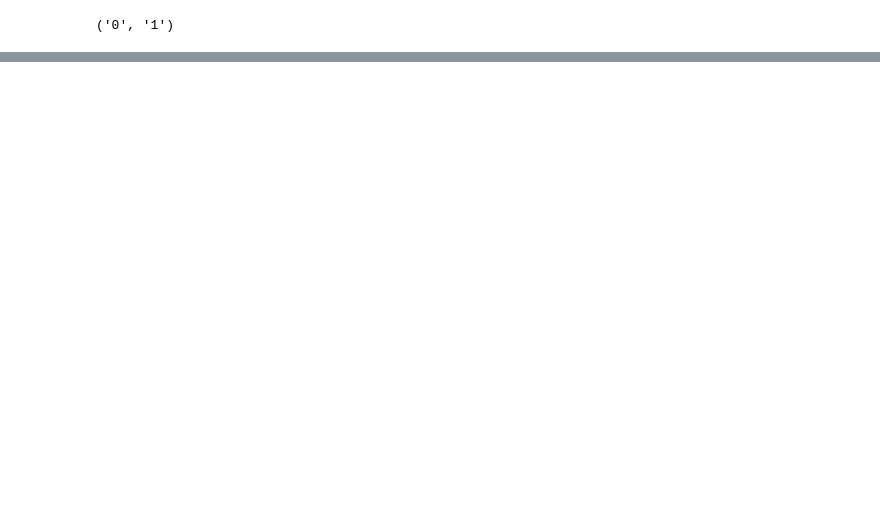
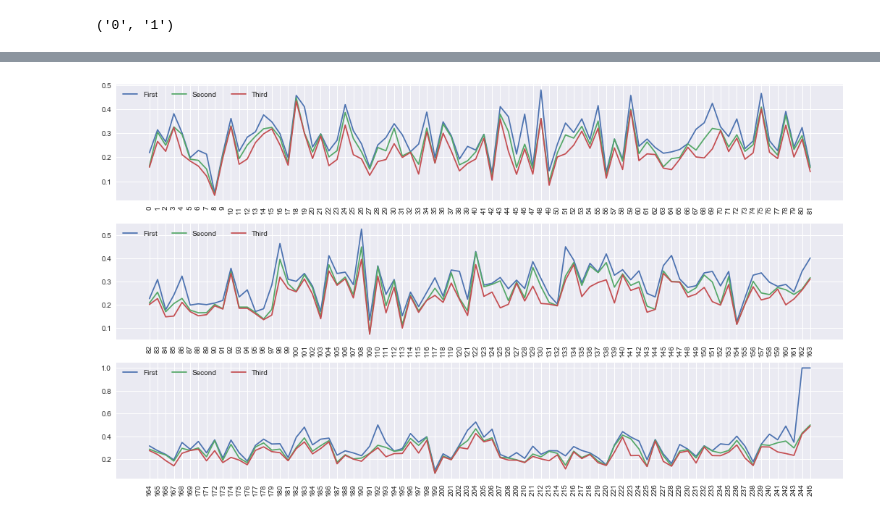
Before and after one commit to taylorperkins/Spoon-River-Anthology, a Jupyter notebook: notebooks/Create Similarity Matrix From Final Subgraphs .ipynb, the cells around one changed output, grey strips where cells are left out. Drawn from its saved outputs; the diff is of its cells as text; code cells hidden in the pictures; blank space fills up the shorter version.

```diff
--- a/notebooks/Create Similarity Matrix From Final Subgraphs .ipynb
+++ b/notebooks/Create Similarity Matrix From Final Subgraphs .ipynb
@@ -106,0 +328,8 @@ pickle.dump(similarity_scores, open('../data/final_similarity_scores.p', 'wb'))
+# %%
+assert len(similarities_map) == 246
+for i in range(246):
+    assert len(similarities_map[str(i)]) == 246
+# %%
+similarities_matrix = pd.DataFrame(
+    {str(i): [similarities_map[str(i)][str(j)] / max_score for j in range(len(similarities_map[str(i)]))] for i in range(len(similarities_map))}
+)
@@ -106,0 +351,35 @@ pickle.dump(similarity_scores, open('../data/final_similarity_scores.p', 'wb'))
+# %%
+# Get the top 3 scores from each row
+n_largest = dict()
+for i in range(len(similarities_matrix)):
+    str_ind = str(i)
+
+    top_3_vals = similarities_matrix.nlargest(3, str_ind).loc[:, str_ind].tolist()
+    top_3_index = similarities_matrix.nlargest(3, str_ind).loc[:, str_ind].index.tolist()
+
+    n_largest[str_ind] = list(zip(top_3_vals, top_3_index))
+# %%
+import seaborn as sns
+
+sns.set()
+
+scores = []
+for n_set in n_largest.values():
+    scores.append([score for score, ind in n_set])
+
+n_largest_keys = list(n_largest.keys())
+
+f = plt.figure(figsize=(18, 10))
+
+base = 82
+for i in range(3):
+    ax = f.add_subplot(3, 1, i + 1)
+
+    # same plotting code as above!
+    plt.plot(n_largest_keys[base*i:base*(i+1)], scores[base*i:base*(i+1)])
+    plt.legend(['First', 'Second', 'Third'], ncol=3, loc='upper left');
+    plt.xticks(rotation=90)
+
+plt.show();
+# %% [output]
+[figure, added]
```
Also changed, not shown: parts of 16 cells of this notebook, 4 other files.
